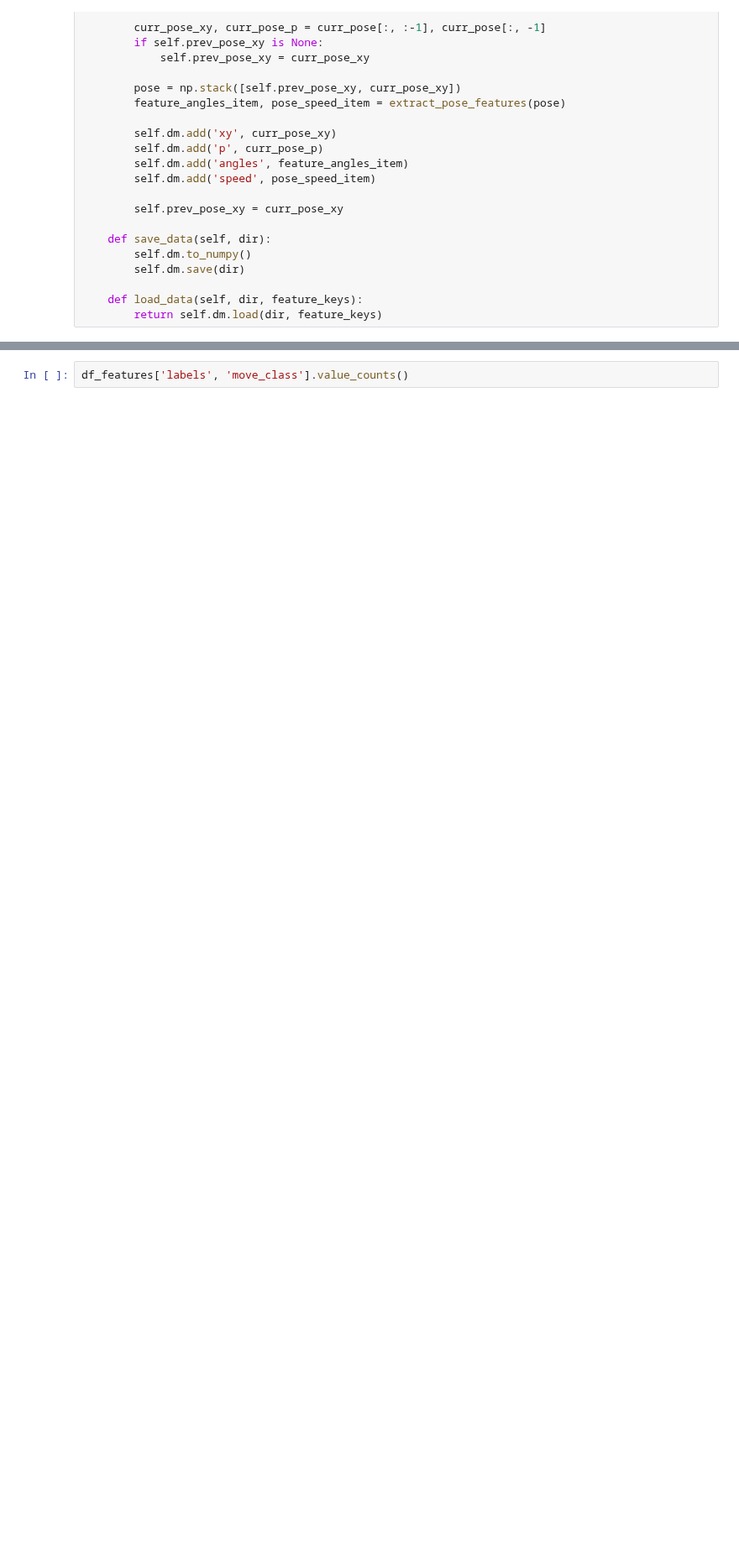
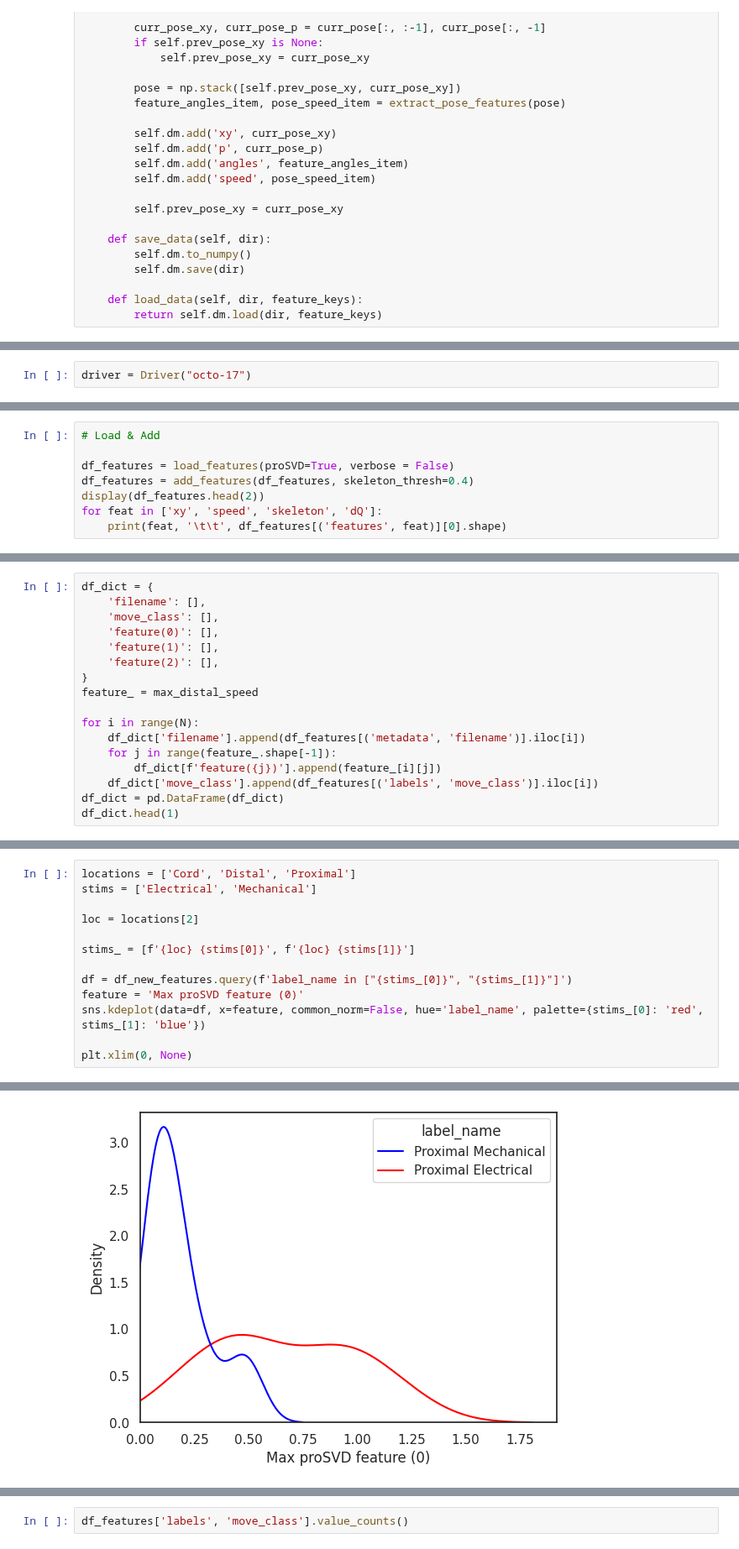
Before and after one commit to draeloslab/stim_behavior, a Jupyter notebook: extract_dlc.ipynb, the cells around one changed output, grey strips where cells are left out. Shown at 84% size. Drawn from its saved outputs; the diff is of its cells as text; blank space fills up the shorter version.

```diff
--- a/extract_dlc.ipynb
+++ b/extract_dlc.ipynb
@@ -653,0 +355,2 @@ df_features['label', 'cluster'].value_counts()
+# %%
+driver = Driver("octo-17")
@@ -653,0 +431,8 @@ df_features['label', 'cluster'].value_counts()
+# %%
+# Load & Add
+
+df_features = load_features(proSVD=True, verbose = False)
+df_features = add_features(df_features, skeleton_thresh=0.4)
+display(df_features.head(2))
+for feat in ['xy', 'speed', 'skeleton', 'dQ']:
+    print(feat, '\t\t', df_features[('features', feat)][0].shape)
@@ -653,0 +502,17 @@ df_features['label', 'cluster'].value_counts()
+# %%
+df_dict = {
+    'filename': [],
+    'move_class': [],
+    'feature(0)': [],
+    'feature(1)': [],
+    'feature(2)': [],
+}
+feature_ = max_distal_speed
+
+for i in range(N):
+    df_dict['filename'].append(df_features[('metadata', 'filename')].iloc[i])
+    for j in range(feature_.shape[-1]):
+        df_dict[f'feature({j})'].append(feature_[i][j])
+    df_dict['move_class'].append(df_features[('labels', 'move_class')].iloc[i])
+df_dict = pd.DataFrame(df_dict)
+df_dict.head(1)
@@ -653,0 +637,14 @@ df_features['label', 'cluster'].value_counts()
+# %%
+locations = ['Cord', 'Distal', 'Proximal']
+stims = ['Electrical', 'Mechanical']
+
+loc = locations[2]
+
+stims_ = [f'{loc} {stims[0]}', f'{loc} {stims[1]}']
+
+df = df_new_features.query(f'label_name in ["{stims_[0]}", "{stims_[1]}"]')
+feature = 'Max proSVD feature (0)'
+sns.kdeplot(data=df, x=feature, common_norm=False, hue='label_name', palette={stims_[0]: 'red', stims_[1]: 'blue'})
+
+plt.xlim(0, None)
+# %% [output]
@@ -653,0 +652 @@ df_features['label', 'cluster'].value_counts()
+[figure, added]
```
Also changed, not shown: parts of 49 cells of this notebook, 7 other files.
